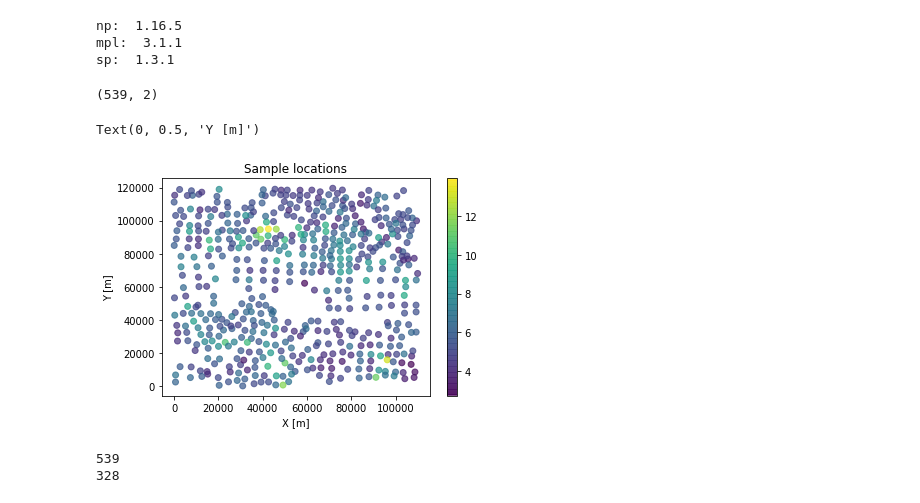
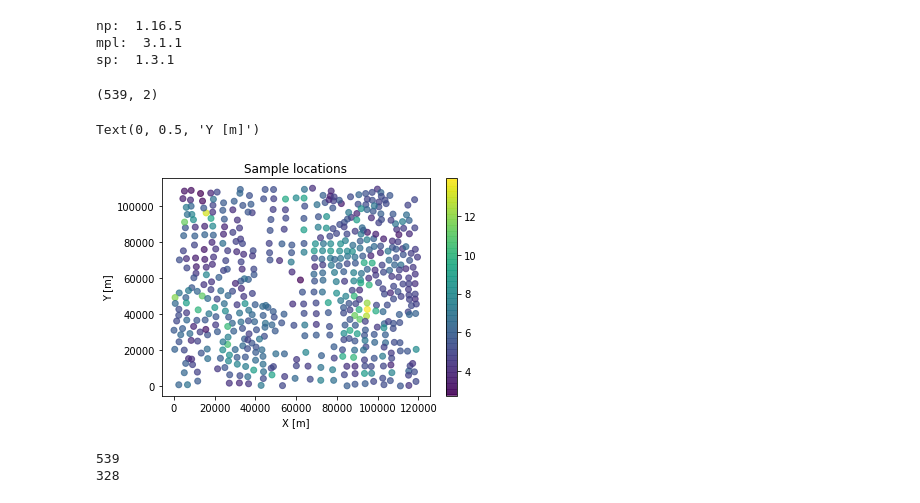
Before and after one commit to sazuluagaz/Geostatistics_Project, a Jupyter notebook: SGS_code_Jimmy_external_data.ipynb, the cells around one changed output. Saved outputs shown, nothing was run; the diff lists cells and outputs as text; code cells hidden in the pictures.

```diff
--- a/SGS_code_Jimmy_external_data.ipynb
+++ b/SGS_code_Jimmy_external_data.ipynb
@@ -46,22 +46,22 @@ delta_y = delta_x     #meters. To keep square cells
 # %%
 #Scatter plot of samples
 xy = xyz[:,0:2]
 print(xy.shape)
 
-x = xyz[:,0] #in case of...
-y = xyz[:,1]
+y = xyz[:,0] #in case of...
+x = xyz[:,1]
 z = xyz[:,2]
 
 
 plt.scatter(x, y, c=z, alpha=0.7)
 plt.colorbar()
 plt.title('Sample locations')
 plt.xlabel('X [m]')
 plt.ylabel('Y [m]')
 # %% [output]
 (539, 2)
 Text(0, 0.5, 'Y [m]')
-[figure, old version]
+[figure, new version]
 # %%
 #Calculates the cummulative distribution function of data z
 def function_cdf(z):
```
Also changed, not shown: parts of 13 cells of this notebook, 1 other file.
